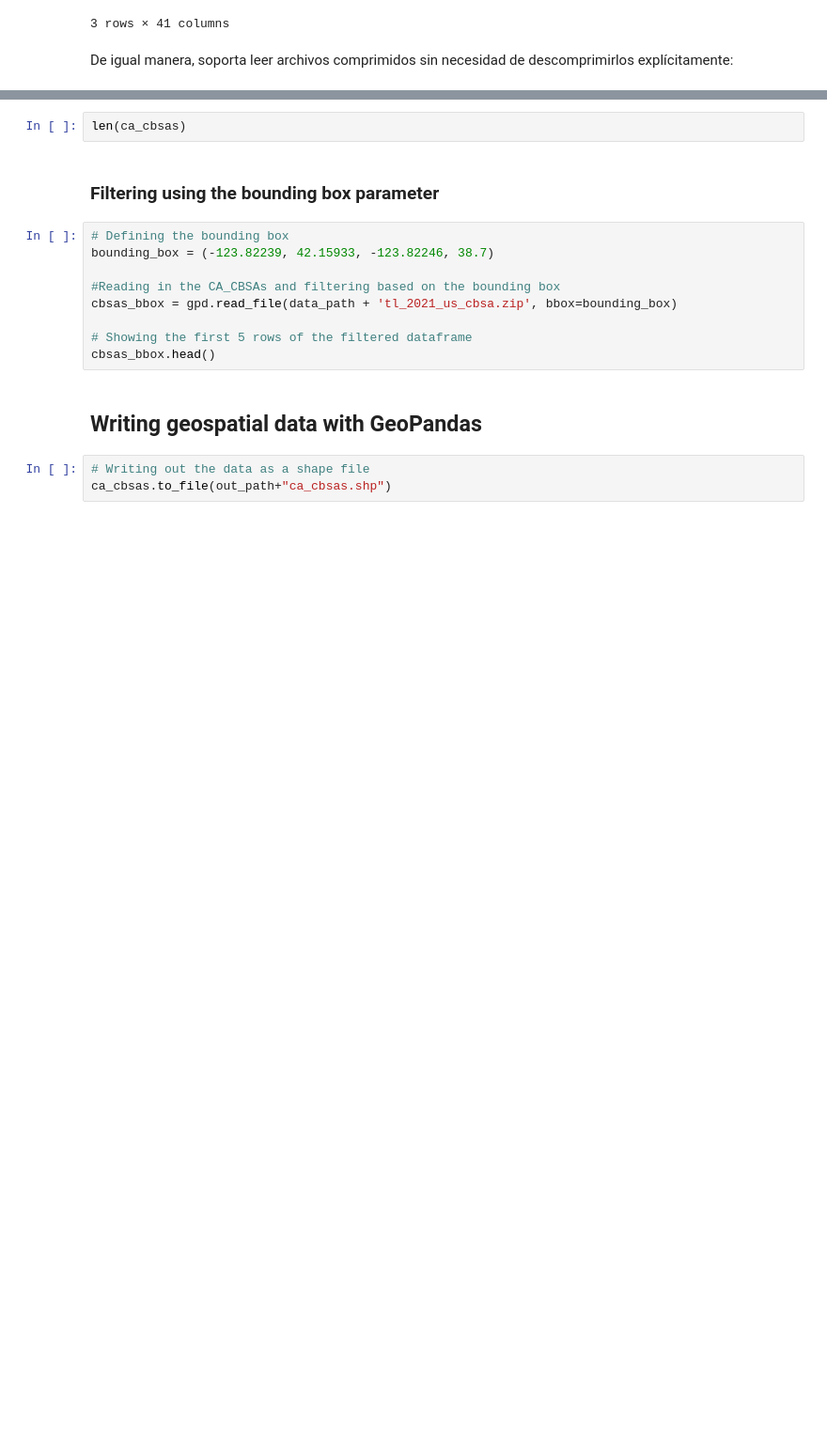
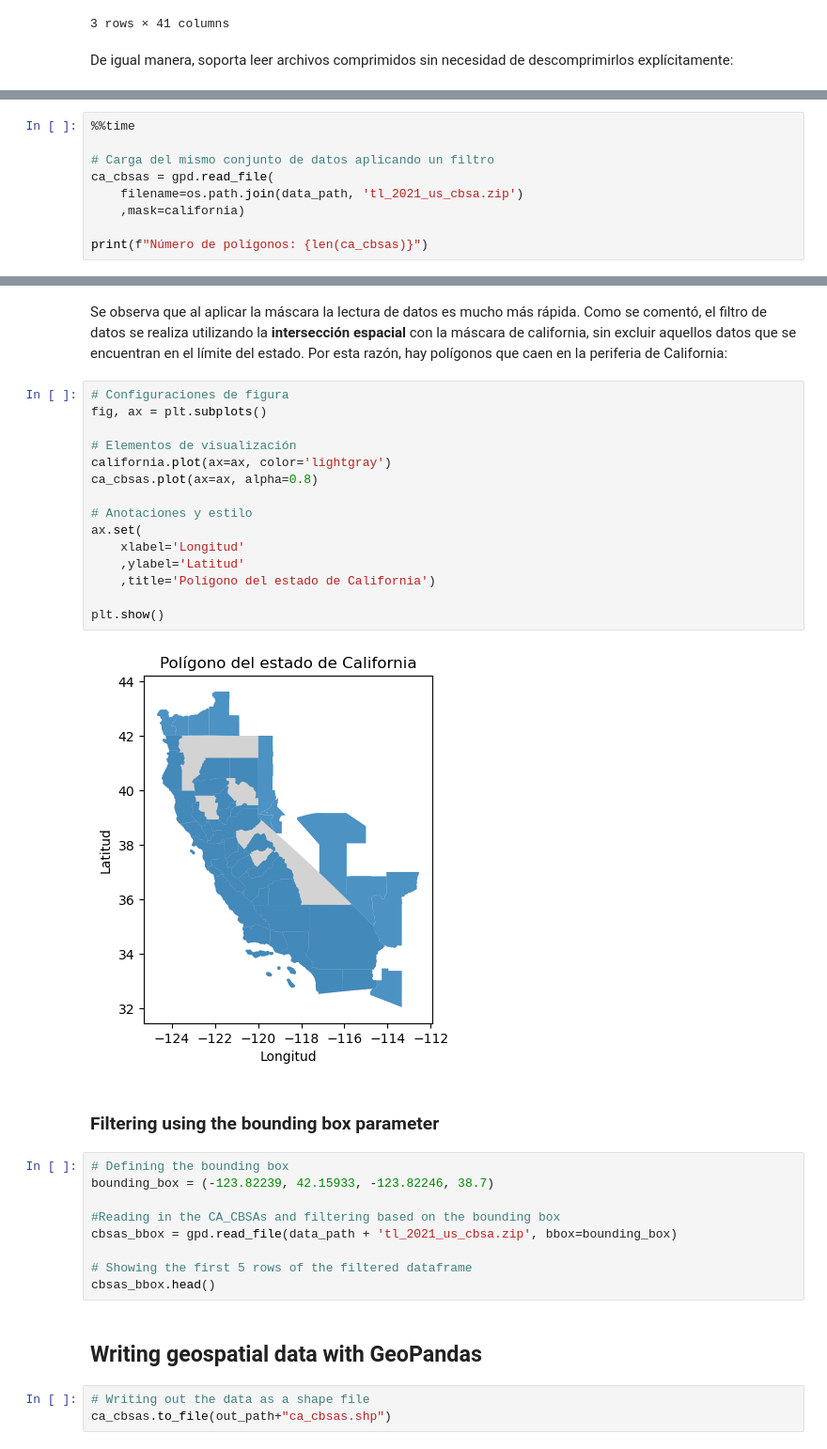
Before and after one commit to CAMM961001/geospatial_data_science, a Jupyter notebook: Chapter04/geopandas.ipynb, the cells around one changed output, grey strips where cells are left out. Shown at 94% size. Saved outputs shown, nothing was run; the diff lists cells and outputs as text; blank space fills up the shorter version.

```diff
--- a/Chapter04/geopandas.ipynb
+++ b/Chapter04/geopandas.ipynb
@@ -91,0 +130,9 @@ ca_cbsas.head()
+# %%
+%%time
+
+# Carga del mismo conjunto de datos aplicando un filtro
+ca_cbsas = gpd.read_file(
+    filename=os.path.join(data_path, 'tl_2021_us_cbsa.zip')
+    ,mask=california)
+
+print(f"Número de polígonos: {len(ca_cbsas)}")
@@ -92,5 +143,22 @@ ca_cbsas.head()
+# %% [markdown]
+Se observa que al aplicar la máscara la lectura de datos es mucho más rápida. Como se comentó, el filtro de datos se realiza utilizando la **intersección espacial** con la máscara de california, sin excluir aquellos datos que se encuentran en el límite del estado. Por esta razón, hay polígonos que caen en la periferia de California:
 # %%
-len(ca_cbsas)
+# Configuraciones de figura
+fig, ax = plt.subplots()
+
+# Elementos de visualización
+california.plot(ax=ax, color='lightgray')
+ca_cbsas.plot(ax=ax, alpha=0.8)
+
+# Anotaciones y estilo
+ax.set(
+    xlabel='Longitud'
+    ,ylabel='Latitud'
+    ,title='Polígono del estado de California')
+
+plt.show()
+# %% [output]
+[figure, added]
 # %% [markdown]
 ### Filtering using the bounding box parameter
 # %%
```
Also changed, not shown: parts of 8 cells of this notebook.
